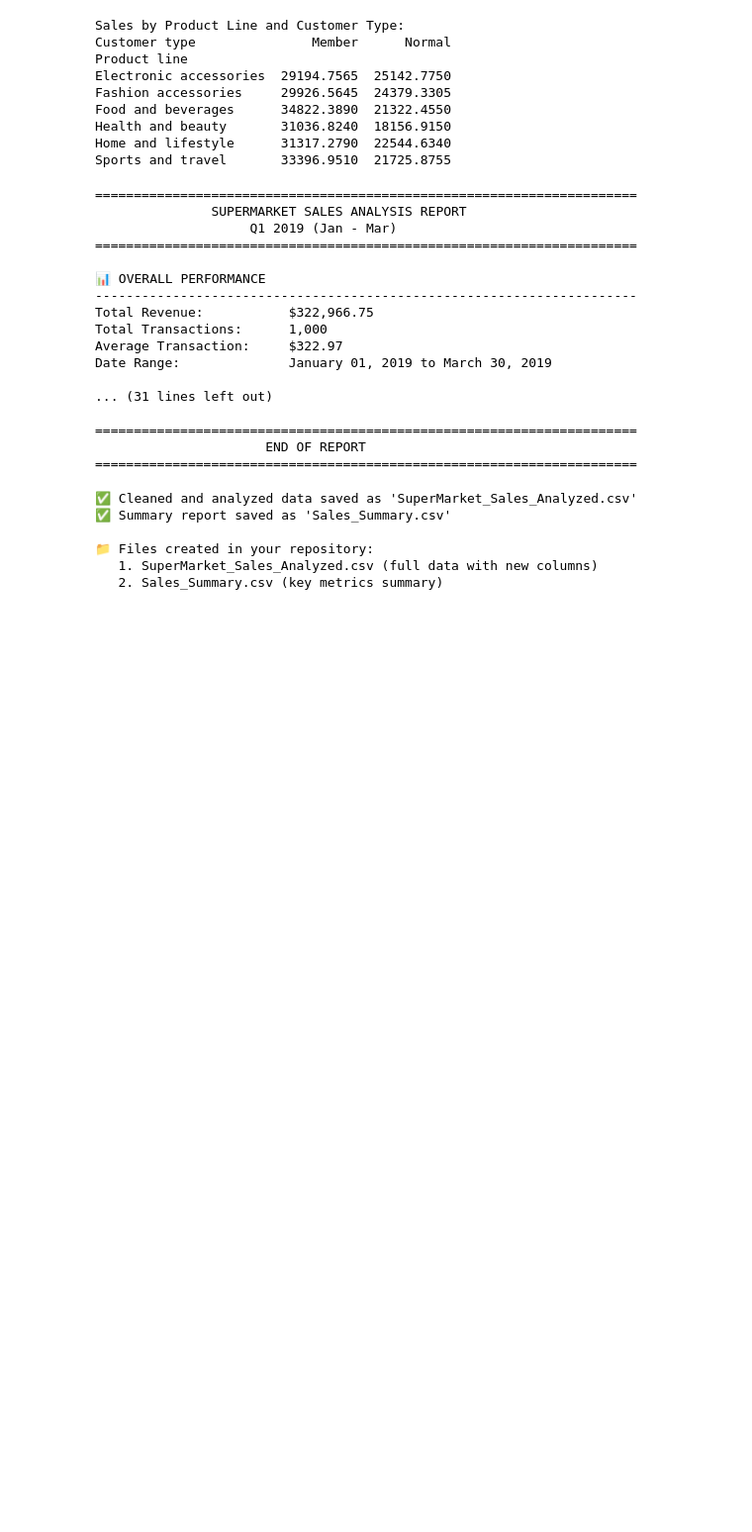
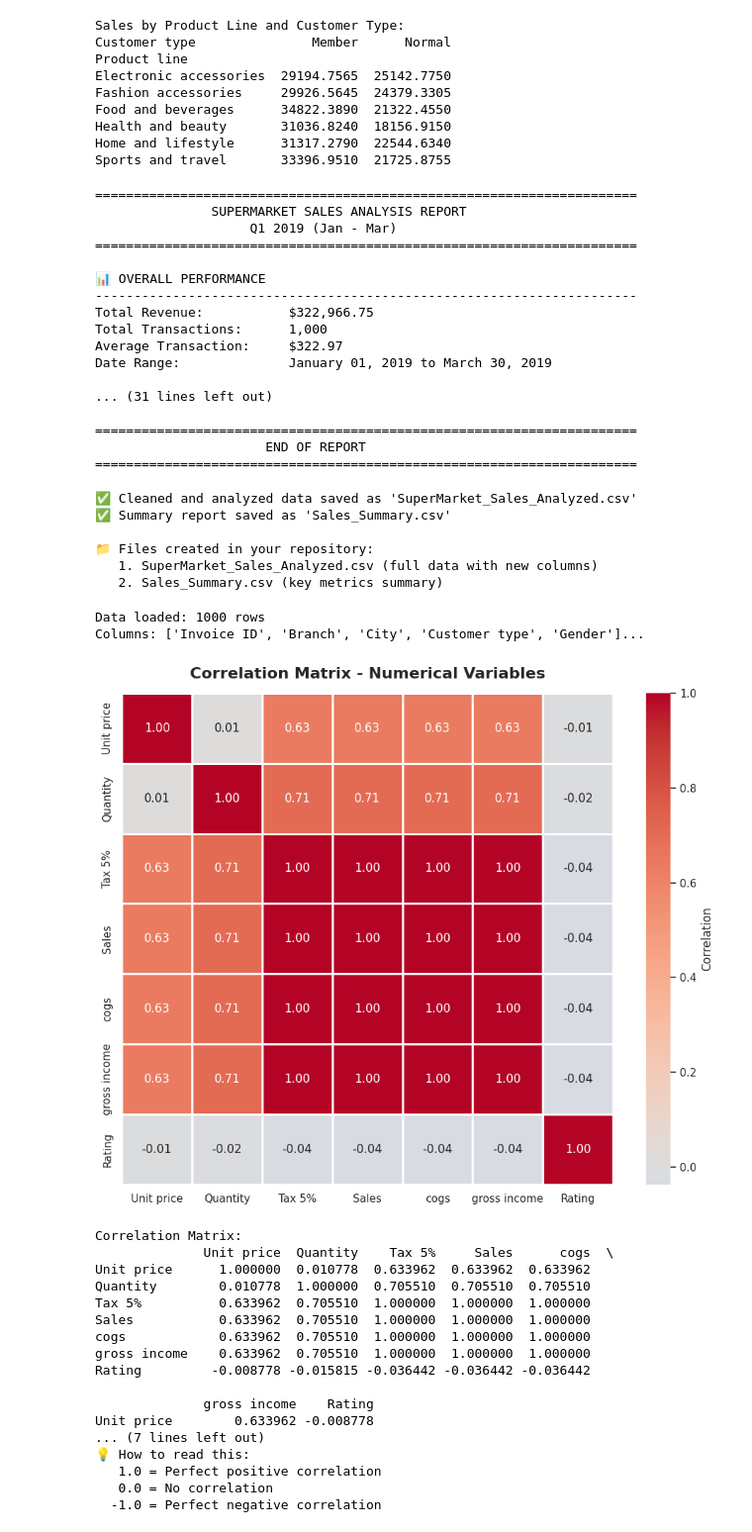
Before and after one commit to yusufehtesham29/sales-insights-python, a Jupyter notebook: sales_insights.ipynb, the cells around one changed output. Shown at 99% size. Drawn from its saved outputs; the diff is of its cells as text; code cells hidden in the pictures; blank space fills up the shorter version.

```diff
--- a/sales_insights.ipynb
+++ b/sales_insights.ipynb
@@ -705,3 +705,50 @@ print("   2. Sales_Summary.csv (key metrics summary)")
 📁 Files created in your repository:
    1. SuperMarket_Sales_Analyzed.csv (full data with new columns)
    2. Sales_Summary.csv (key metrics summary)
+# %%
+# Quick check
+print(f"Data loaded: {len(df)} rows")
+print(f"Columns: {df.columns.tolist()[:5]}...")  # Show first 5 columns
+# %% [output]
+Data loaded: 1000 rows
+Columns: ['Invoice ID', 'Branch', 'City', 'Customer type', 'Gender']...
+# %%
+# Cell 22: Correlation Analysis - Which factors are related?
+
+# Select only numerical columns for correlation
+numerical_cols = ['Unit price', 'Quantity', 'Tax 5%', 'Sales', 'cogs', 'gross income', 'Rating']
+correlation_matrix = df[numerical_cols].corr()
+
+# Create correlation heatmap
+plt.figure(figsize=(10, 8))
+sns.heatmap(correlation_matrix, annot=True, fmt='.2f', cmap='coolwarm',
+            center=0, linewidths=1, square=True, cbar_kws={'label': 'Correlation'})
+plt.title('Correlation Matrix - Numerical Variables', fontsize=16, fontweight='bold', pad=15)
+plt.tight_layout()
+plt.show()
+
+print("\nCorrelation Matrix:")
+print(correlation_matrix)
+print("\n💡 How to read this:")
+print("   1.0 = Perfect positive correlation")
+print("   0.0 = No correlation")
+print("  -1.0 = Perfect negative correlation")
+# %% [output]
+[figure, added]
+Correlation Matrix:
+              Unit price  Quantity    Tax 5%     Sales      cogs  \
+Unit price      1.000000  0.010778  0.633962  0.633962  0.633962
+Quantity        0.010778  1.000000  0.705510  0.705510  0.705510
+Tax 5%          0.633962  0.705510  1.000000  1.000000  1.000000
+Sales           0.633962  0.705510  1.000000  1.000000  1.000000
+cogs            0.633962  0.705510  1.000000  1.000000  1.000000
+gross income    0.633962  0.705510  1.000000  1.000000  1.000000
+Rating         -0.008778 -0.015815 -0.036442 -0.036442 -0.036442
+
+              gross income    Rating
+Unit price        0.633962 -0.008778
+... (7 lines left out)
+💡 How to read this:
+   1.0 = Perfect positive correlation
+   0.0 = No correlation
+  -1.0 = Perfect negative correlation
```
Also changed, not shown: parts of 7 cells of this notebook.
